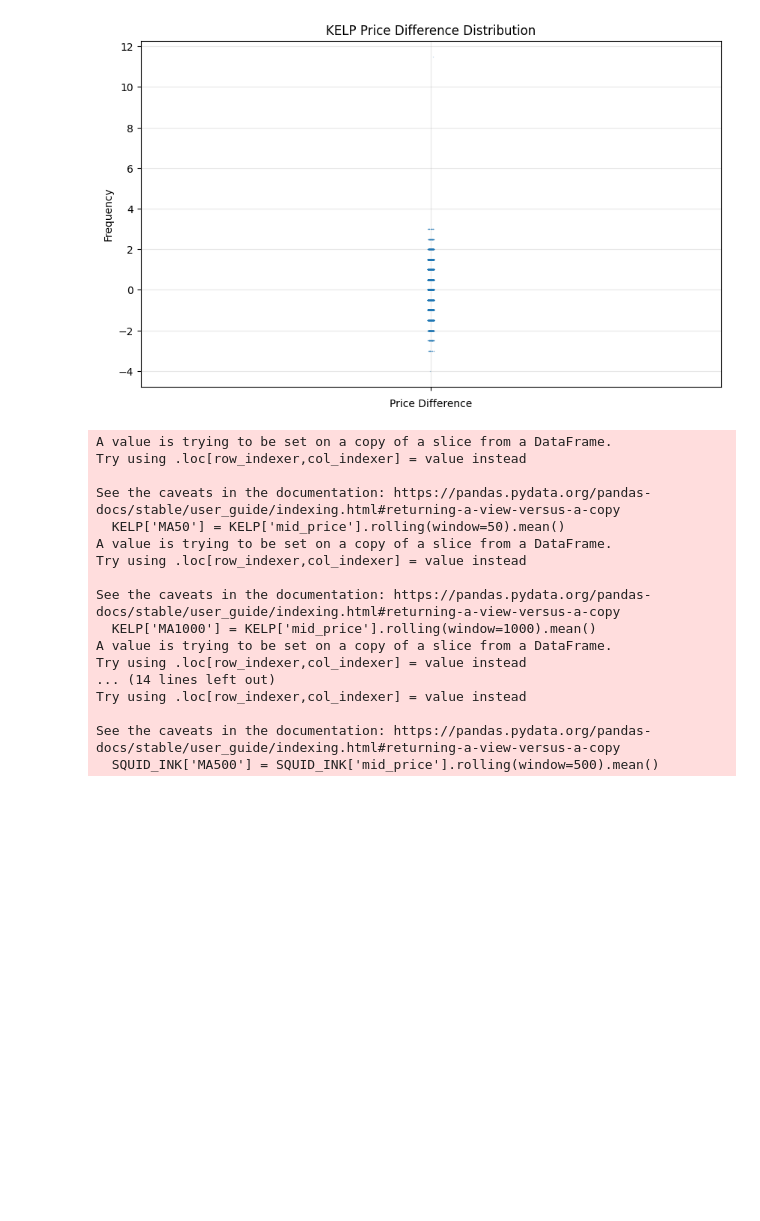
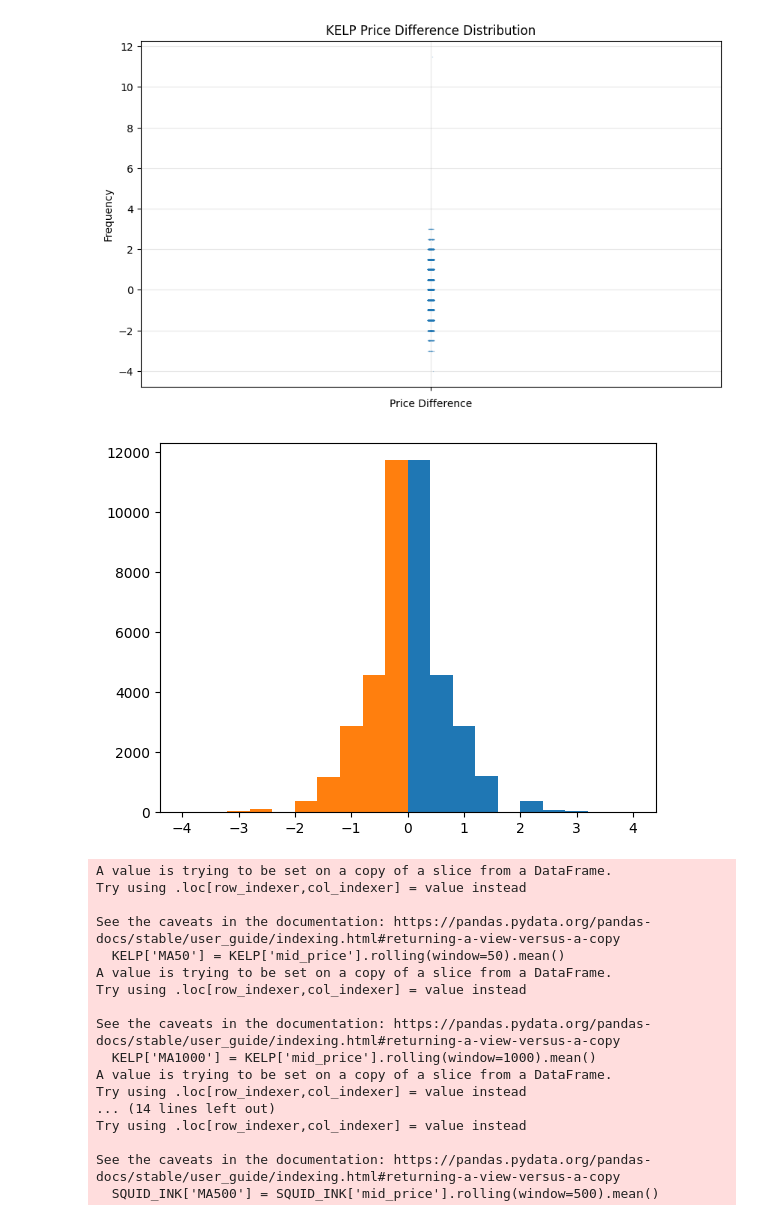
Before and after one commit to AkeBoss-tech/imc-prosperity-ake-bossers, a Jupyter notebook: round1/analysis.ipynb, the cells around one changed output. Drawn from its saved outputs; the diff is of its cells as text; code cells hidden in the pictures; blank space fills up the shorter version.

```diff
--- a/round1/analysis.ipynb
+++ b/round1/analysis.ipynb
@@ -217,6 +224,13 @@ plt.xlim(-10, 10)
 # %% [output]
 (-10.0, 10.0)
 [figure]
+# %%
+plt.hist(KELP['difference'], range=(0, 4), color='green')
+plt.hist(KELP['difference'], range=(-4, 0), color='red')
+
+plt.show()
+# %% [output]
+[figure, added]
 # %%
 # Calculate moving averages for KELP
 KELP['MA50'] = KELP['mid_price'].rolling(window=50).mean()
```
Also changed, not shown: parts of 10 cells of this notebook.
